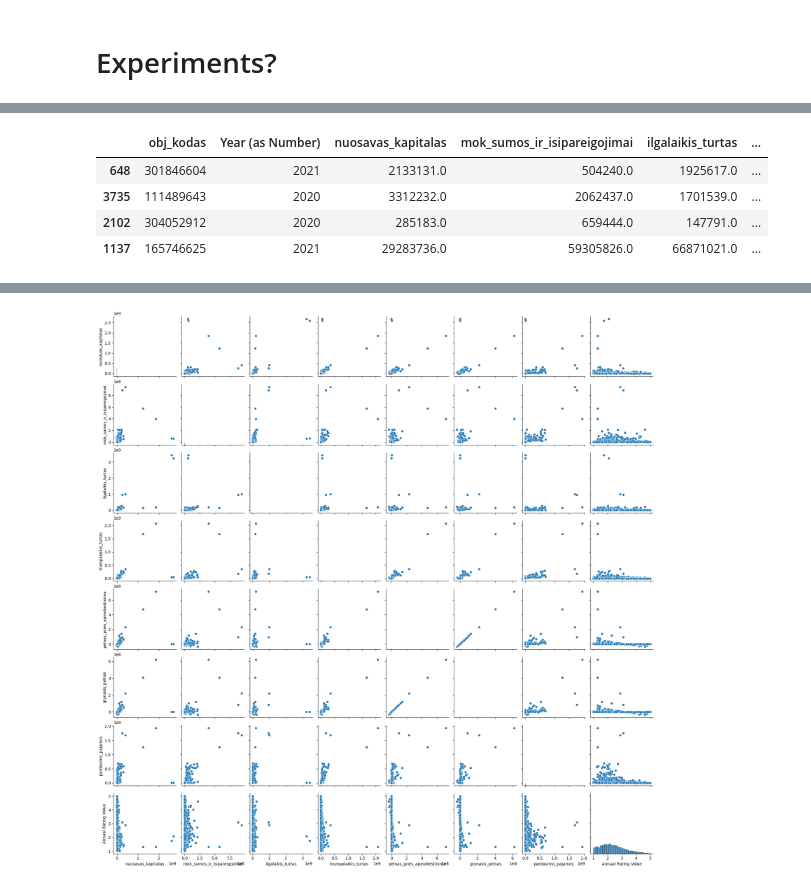
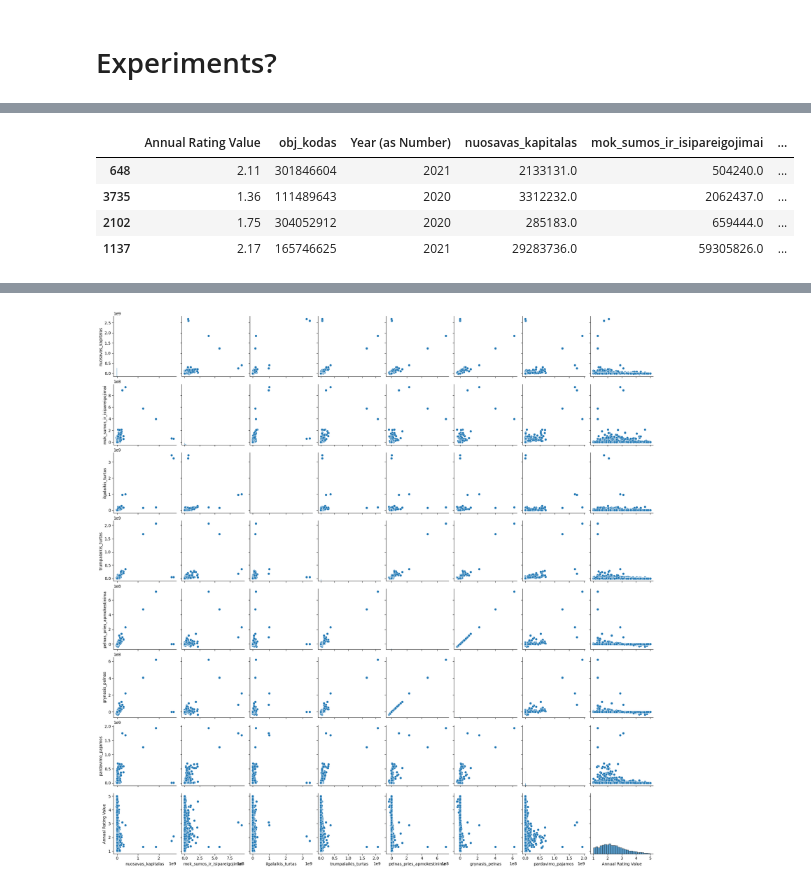
Before and after one commit to Juosir14/ktu-tyrimas, a Jupyter notebook: Tyrimas.ipynb, the cells around one changed output, grey strips where cells are left out. Saved outputs shown, nothing was run; the diff lists cells and outputs as text; code cells hidden in the pictures.

```diff
--- a/Tyrimas.ipynb
+++ b/Tyrimas.ipynb
@@ -230,17 +230,17 @@ dtypes: float64(8), int64(4), object(12)
 memory usage: 719.0+ KB
 # %%
 # List of the 7 column names you want to select
-selected_column_names = ['obj_kodas','Year (as Number)','nuosavas_kapitalas', 'mok_sumos_ir_isipareigojimai', 'ilgalaikis_turtas', 'trumpalaikis_turtas', 'pelnas_pries_apmokestinima', 'grynasis_pelnas', 'pardavimo_pajamos','Annual Rating Value']
+selected_column_names = ['Annual Rating Value','obj_kodas','Year (as Number)','nuosavas_kapitalas', 'mok_sumos_ir_isipareigojimai', 'ilgalaikis_turtas', 'trumpalaikis_turtas', 'pelnas_pries_apmokestinima', 'grynasis_pelnas', 'pardavimo_pajamos']
 
 # Create a new DataFrame with the selected columns
 dataNoClead = MergedFinData[selected_column_names]
 
 dataNoClead.sample(n=4, random_state=24)
 # %% [output]
-|  | obj_kodas | Year (as Number) | nuosavas_kapitalas | mok_sumos_ir_isipareigojimai | ilgalaikis_turtas | ... |
-| 648 | 301846604 | 2021 | 2133131.0 | 504240.0 | 1925617.0 | ... |
-| 3735 | 111489643 | 2020 | 3312232.0 | 2062437.0 | 1701539.0 | ... |
-| 2102 | 304052912 | 2020 | 285183.0 | 659444.0 | 147791.0 | ... |
-| 1137 | 165746625 | 2021 | 29283736.0 | 59305826.0 | 66871021.0 | ... |
+|  | Annual Rating Value | obj_kodas | Year (as Number) | nuosavas_kapitalas | mok_sumos_ir_isipareigojimai | ... |
+| 648 | 2.11 | 301846604 | 2021 | 2133131.0 | 504240.0 | ... |
+| 3735 | 1.36 | 111489643 | 2020 | 3312232.0 | 2062437.0 | ... |
+| 2102 | 1.75 | 304052912 | 2020 | 285183.0 | 659444.0 | ... |
+| 1137 | 2.17 | 165746625 | 2021 | 29283736.0 | 59305826.0 | ... |
 # %%
 # rename column so would be easier to match in other tables/code
```
Also changed, not shown: parts of 12 cells of this notebook.
